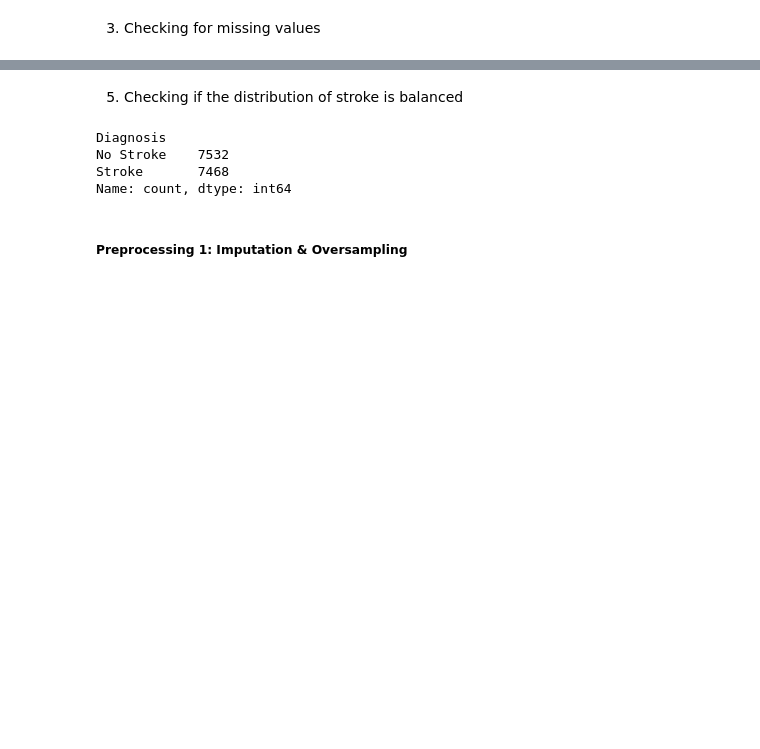
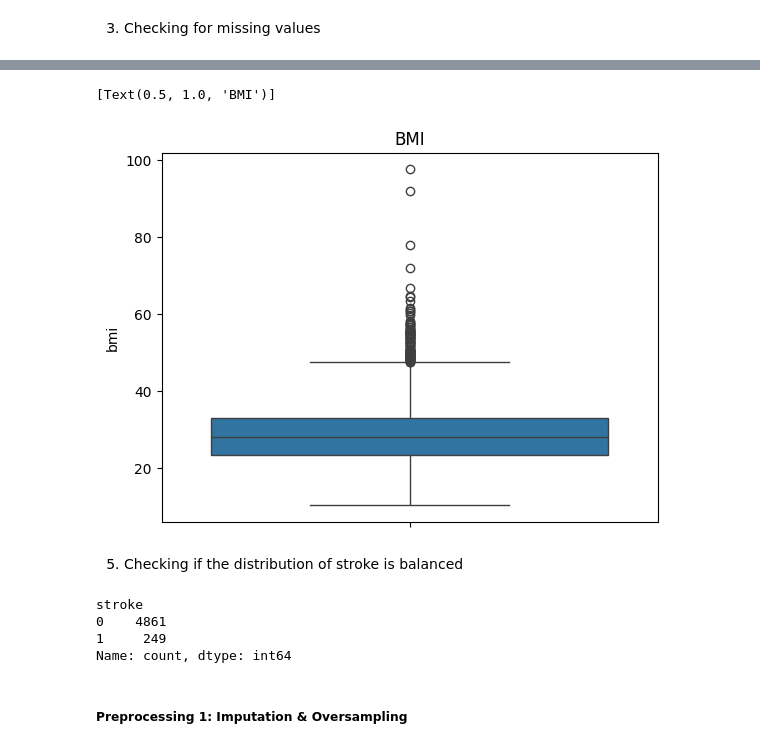
Before and after one commit to IbrahimHaroon03/strokePredictionTool, a Jupyter notebook: app/stroke_prediction_v1.ipynb, the cells around one changed output, grey strips where cells are left out. Saved outputs shown, nothing was run; the diff lists cells and outputs as text; code cells hidden in the pictures; blank space fills up the shorter version.

```diff
--- a/app/stroke_prediction_v1.ipynb
+++ b/app/stroke_prediction_v1.ipynb
@@ -77,12 +78,18 @@ dtype: int64
+# %%
+sns.boxplot(data=dataset['bmi']).set(title="BMI")
+# %% [output]
+[Text(0.5, 1.0, 'BMI')]
+[figure, added]
 # %% [markdown]
 5. Checking if the distribution of stroke is balanced
-# %%
-dataset['Diagnosis'].value_counts()
-# %% [output]
-Diagnosis
-No Stroke    7532
-Stroke       7468
-Name: count, dtype: int64
+# %%
+#'1' who had a stroke and '0' who did not have a stroke.
+dataset['stroke'].value_counts()
+# %% [output]
+stroke
+0    4861
+1     249
+Name: count, dtype: int64
 # %% [markdown]
 ##### Preprocessing 1: Imputation & Oversampling
 # %% [markdown]
```
Also changed, not shown: parts of 35 cells of this notebook.
